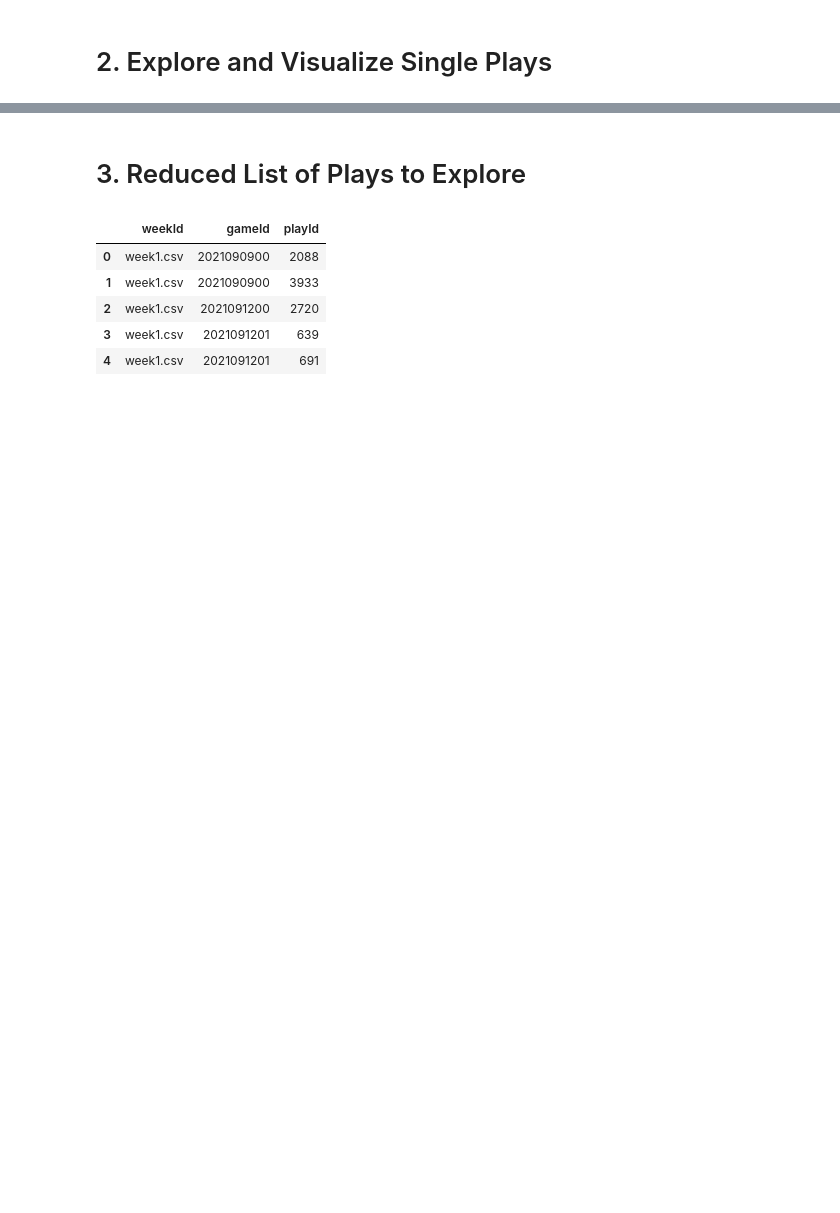
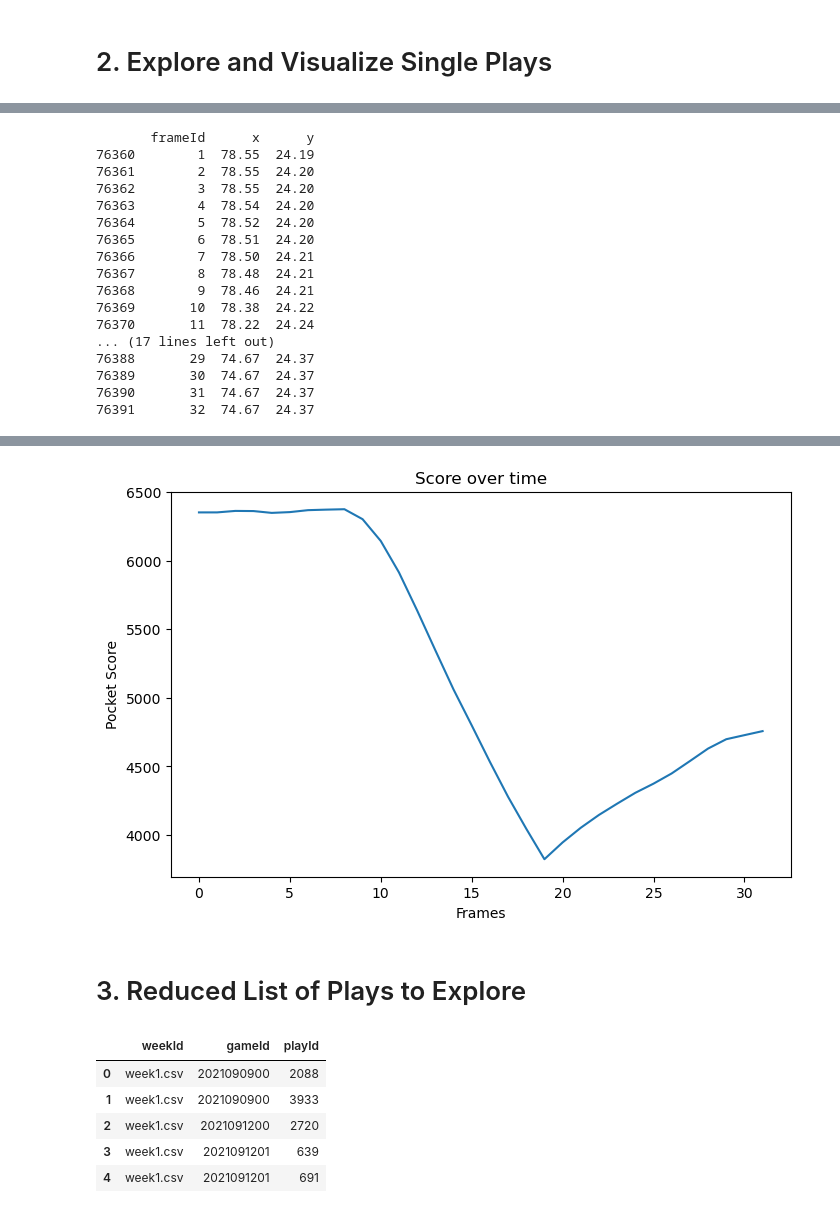
Before and after one commit to mcachosoblechero/MagicNFL, a Jupyter notebook: exploration/experimentation_pipeline.ipynb, the cells around one changed output, grey strips where cells are left out. Saved outputs shown, nothing was run; the diff lists cells and outputs as text; code cells hidden in the pictures; blank space fills up the shorter version.

```diff
--- a/exploration/experimentation_pipeline.ipynb
+++ b/exploration/experimentation_pipeline.ipynb
@@ -71,7 +73,10 @@ week1_data = pd.read_csv(os.path.join(input_path, 'week1.csv'))
 
 # Define Game & Play ID
 gameId = "2021090900"
-playId = "97"
+playId = "3933"
+# gameId = "2021091201"
+# playId = "691"
 
 # Visualize play
 visualize_play(week1_data, gameId, playId, config)
+# %% [output]
@@ -77,0 +84,17 @@ visualize_play(week1_data, gameId, playId, config)
+       frameId      x      y
+76360        1  78.55  24.19
+76361        2  78.55  24.20
+76362        3  78.55  24.20
+76363        4  78.54  24.20
+76364        5  78.52  24.20
+76365        6  78.51  24.20
+76366        7  78.50  24.21
+76367        8  78.48  24.21
+76368        9  78.46  24.21
+76369       10  78.38  24.22
+76370       11  78.22  24.24
+... (17 lines left out)
+76388       29  74.67  24.37
+76389       30  74.67  24.37
+76390       31  74.67  24.37
+76391       32  74.67  24.37
@@ -78,3 +103,4 @@ visualize_play(week1_data, gameId, playId, config)
+[figure, added]
 # %% [markdown]
 # 3. Reduced List of Plays to Explore
 # %%
```
Also changed, not shown: parts of 5 cells of this notebook.
